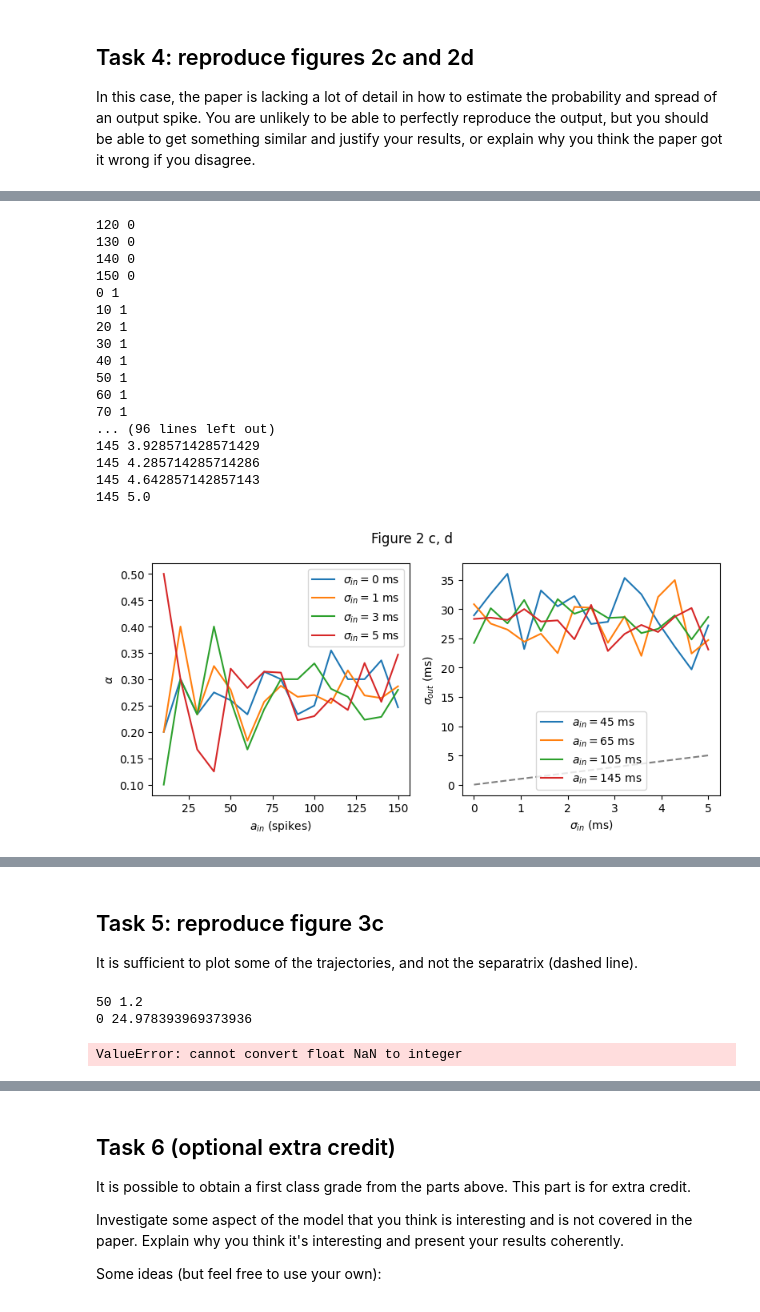
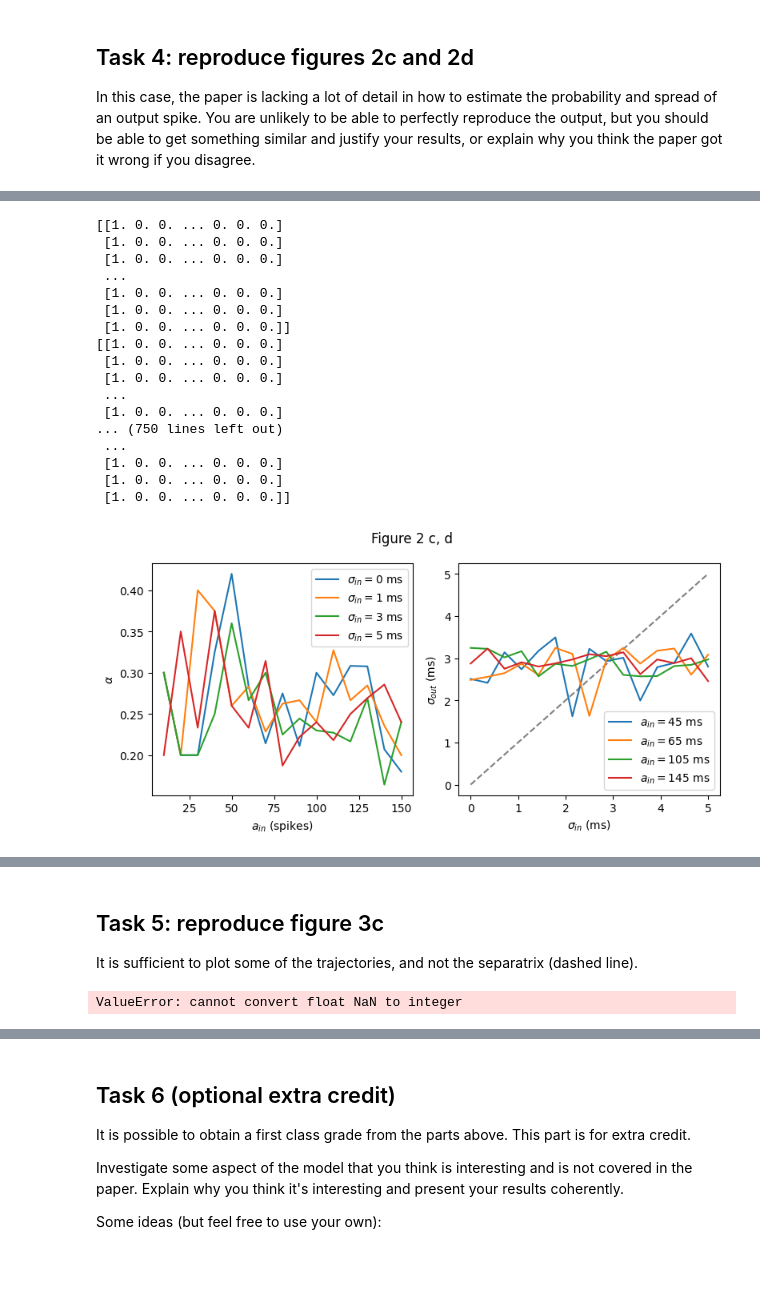
Before and after one commit to hk221/Neuro_for_ML, a Jupyter notebook: Synfire Chains/synfire_no_answers.ipynb, the cells around one changed output, grey strips where cells are left out. Drawn from its saved outputs; the diff is of its cells as text; code cells hidden in the pictures; blank space fills up the shorter version.

```diff
--- a/Synfire Chains/synfire_no_answers.ipynb
+++ b/Synfire Chains/synfire_no_answers.ipynb
@@ -70,7 +70,6 @@ def simulate_layer(num_neurons=None, num_time_steps=None, spikes_in=None, noise=
     total_synapses = 20000
     exc_synapses = int(total_synapses * 0.88)
     inh_synapses = int(total_synapses * 0.12)
-    peak_psp = 0.14  # Peak PSP amplitude
 
     if spikes_in is None:
         spikes_in = np.zeros((num_neurons, num_time_steps))
@@ -84,18 +83,16 @@ def simulate_layer(num_neurons=None, num_time_steps=None, spikes_in=None, noise=
     # Record activity
     v_rec = np.zeros((num_neurons, num_time_steps))
     spikes_out = np.zeros((num_neurons, num_time_steps))
+
     # Apply input delay
     spikes_in = np.roll(spikes_in, int(delay/dt), axis=1)
 
     if noise:
         v = np.random.uniform(low=v_rest, high=v_threshold, size=num_neurons)
-        #print(v)
-        #mean exc rate
+        #mean excitory rate
         mean_exc_rate = exc_rate*(dt/1000)*exc_synapses
-        #mean inh rate
+        #mean inhibitory rate
         mean_inh_rate = inh_rate*(dt/1000)*inh_synapses
-        #exc_noise = poisson(a, exc_synapses)
-        #inh_noise = poisson(b, inh_synapses)
         for t_idx in range(num_time_steps):
             spikes_in[:, t_idx] += poisson(mean_exc_rate, num_neurons)
             spikes_in[:, t_idx] -= poisson(mean_inh_rate, num_neurons)
@@ -275,17 +271,22 @@ In this case, the paper is lacking a lot of detail in how to estimate the probab
 def estimate_pulse_parameters(s): # you can change the arguments to this function if you need
     # Now we want to estimate the number of spikes caused and their spread.
     # alpha = probability of an output spike = number of output spikes / number of neurons
-    #alpha = 65
-    alpha = s.sum() / s.shape[0]
+   # Count spikes per neuron
+    num_neurons = s.shape[0]
+    total_spikes = np.sum(s)  # Assuming nonzero entries in s represent spikes
+    alpha = total_spikes / num_neurons  # Probability of an output spike
+
     # sigma_out = spread (in ms) of output spikes caused by the pulse
-    #sigma_out = 1.2 ms
-    sigma_out = np.std(s.nonzero()[1]) * 0.1
+    # Spread of spikes over time (assuming s has spike timings in milliseconds)
+    #sigma_out = np.std(s.nonzero()[1]) * 0.01
+    spike_times = np.nonzero(s)[1]  # Extract times where spikes occur
+    sigma_out = np.std(spike_times) * 0.01 if len(spike_times) > 0 else 0  # Spread of output spikes
     return alpha, sigma_out
 
 def neural_transmission(a_in, sigma_in, repeats=1000, dt=0.1):
     # We put in a burst of a_in spikes with spread sigma_in
     s = input_burst(num_neurons=a_in, num_active=a_in, sigma=sigma_in, num_time_steps=1000)
-    print(a_in, sigma_in)
+    print(s)
     # Run the simulation for one layer
     _, s = simulate_layer(spikes_in=s)
     return estimate_pulse_parameters(s)
@@ -326,21 +332,21 @@ plt.tight_layout();
-120 0
-130 0
-140 0
-150 0
-0 1
-10 1
-20 1
-30 1
-40 1
-50 1
-60 1
-70 1
-... (96 lines left out)
-145 3.928571428571429
-145 4.285714285714286
-145 4.642857142857143
-145 5.0
+[[1. 0. 0. ... 0. 0. 0.]
+ [1. 0. 0. ... 0. 0. 0.]
+ [1. 0. 0. ... 0. 0. 0.]
+ ...
+ [1. 0. 0. ... 0. 0. 0.]
+ [1. 0. 0. ... 0. 0. 0.]
+ [1. 0. 0. ... 0. 0. 0.]]
+[[1. 0. 0. ... 0. 0. 0.]
+ [1. 0. 0. ... 0. 0. 0.]
+ [1. 0. 0. ... 0. 0. 0.]
+ ...
+ [1. 0. 0. ... 0. 0. 0.]
+... (750 lines left out)
+ ...
+ [1. 0. 0. ... 0. 0. 0.]
+ [1. 0. 0. ... 0. 0. 0.]
+ [1. 0. 0. ... 0. 0. 0.]]
-[figure, old version]
+[figure, new version]
 # %% [markdown]
 Expected results (as you can see, not exactly the same as in the paper which I couldn't reproduce perfectly):
 
@@ -378,9 +384,7 @@ plt.ylabel("$a$ (spikes)")
 plt.title("Figure 3c")
 plt.tight_layout()
 # %% [output]
-50 1.2
-0 24.978393969373936
+ValueError: cannot convert float NaN to integer
-ValueError: cannot convert float NaN to integer
 # %% [markdown]
 Expected results:
 
```
Also changed, not shown: parts of 4 cells of this notebook.
